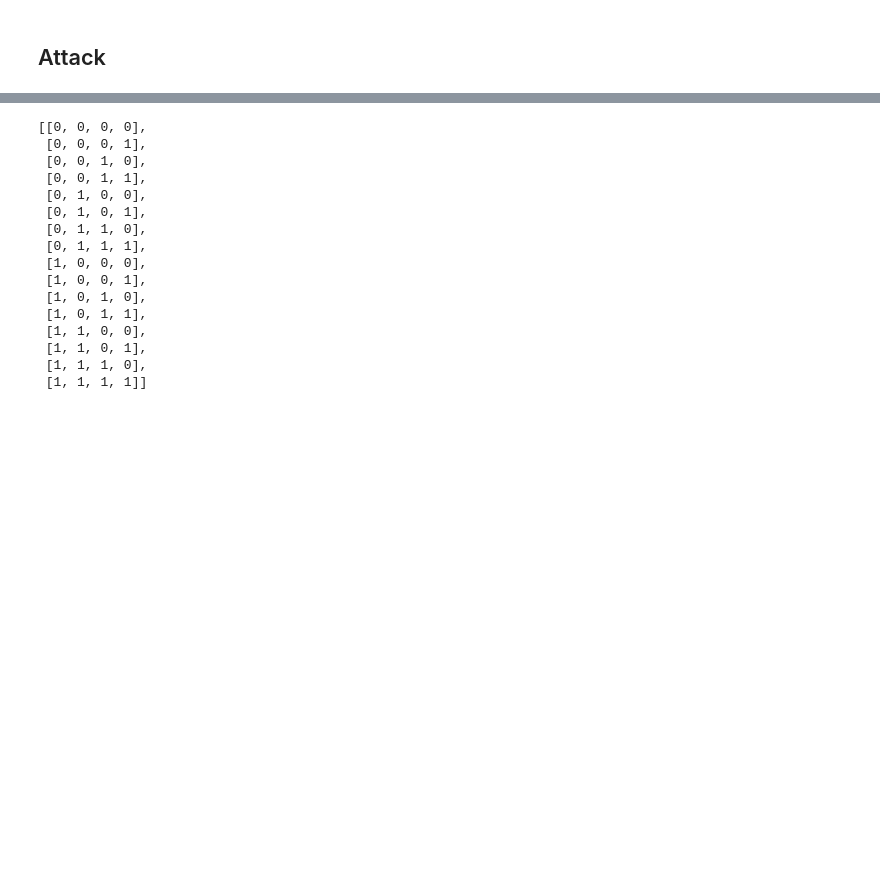
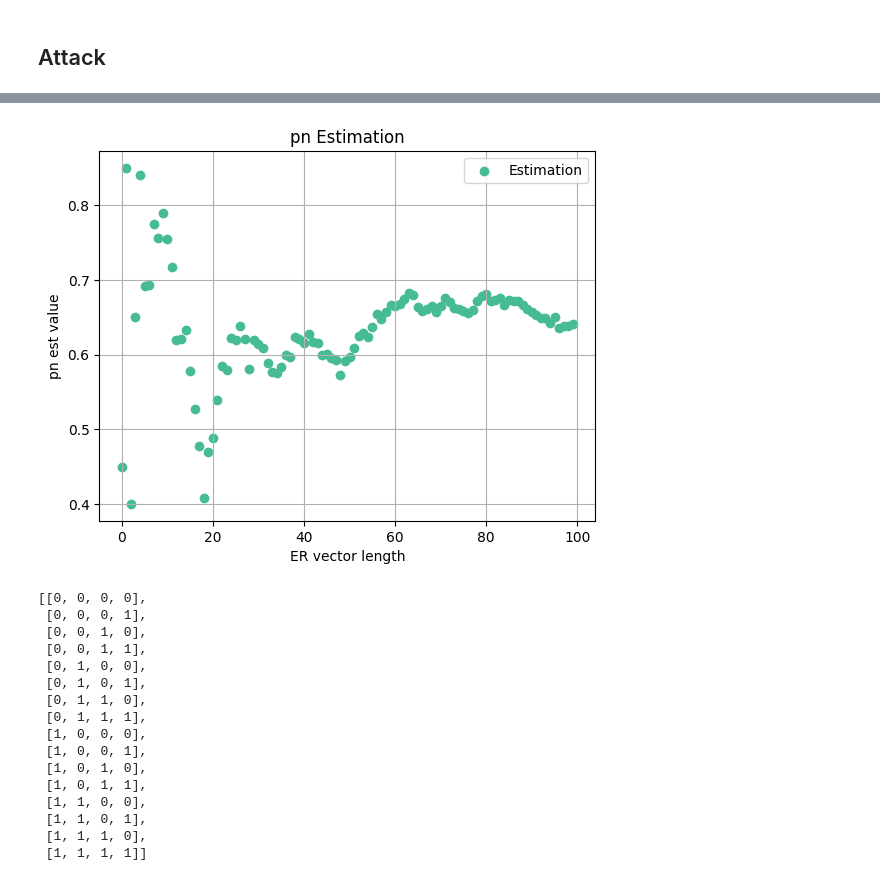
Before and after one commit to JJFigpad/RSA-Cryptosystem-Using-Markov-Chain-Model, a Jupyter notebook: Paper_algs.ipynb, the cells around one changed output, grey strips where cells are left out. Cells and saved outputs as stored; diff of their text form; code cells hidden in the pictures; blank space fills up the shorter version.

```diff
--- a/Paper_algs.ipynb
+++ b/Paper_algs.ipynb
@@ -198,2 +391,14 @@ p_Estimators([w,[1, 1, 1, 0, 0, 1, 0, 0, 0, 0],[1, 1, 0, 0, 1, 0, 0, 0, 1, 0]])
+# %%
+plt.scatter(x, ypn, color='#47BB95', label='Estimation')
+#plt.axhline(y = mean1, color='red', linestyle='--', label='Mean')
+plt.title('pn Estimation')
+plt.xlabel('ER vector length')
+plt.ylabel('pn est value')
+plt.grid(True)
+plt.legend()
+
+plt.show()
+# %% [output]
+[figure, added]
 # %%
 def vErrors(u):
```
Also changed, not shown: parts of 31 cells of this notebook.
